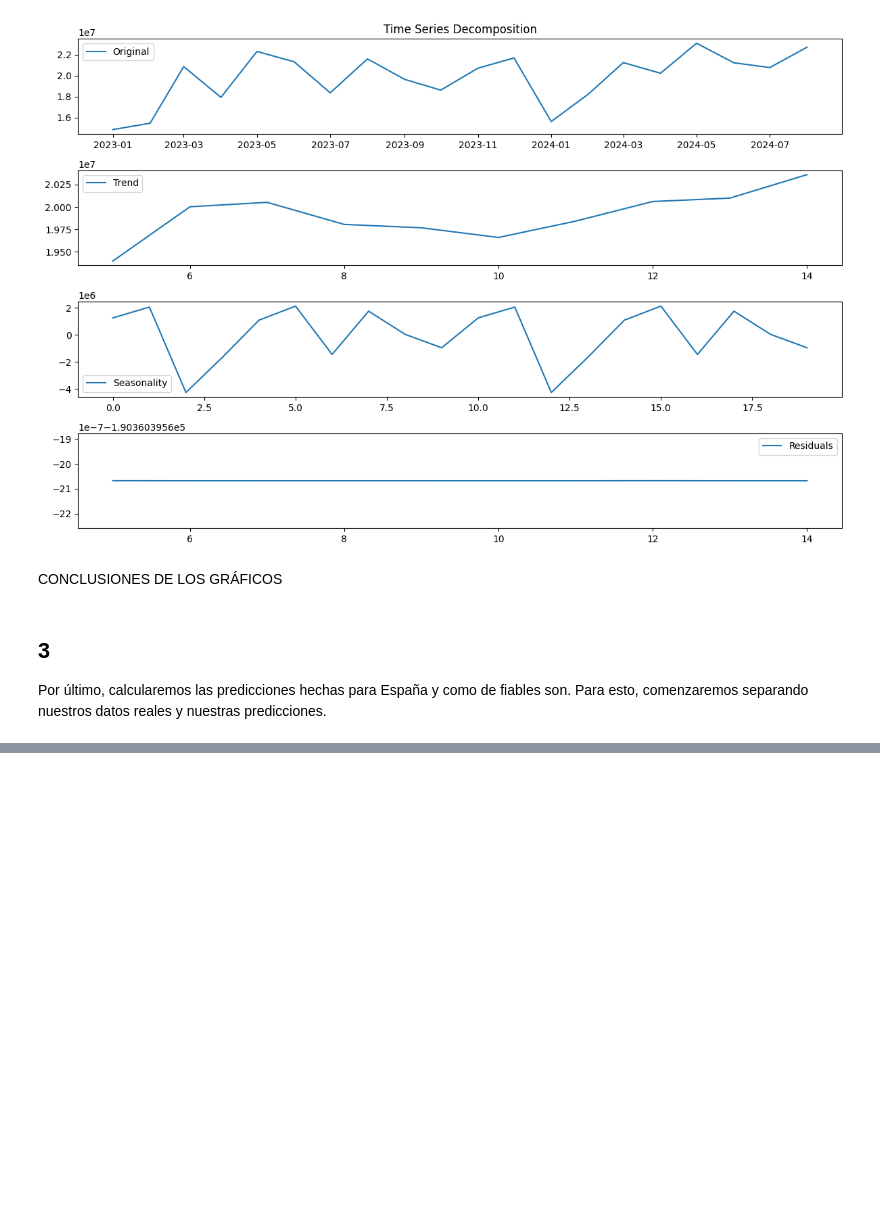
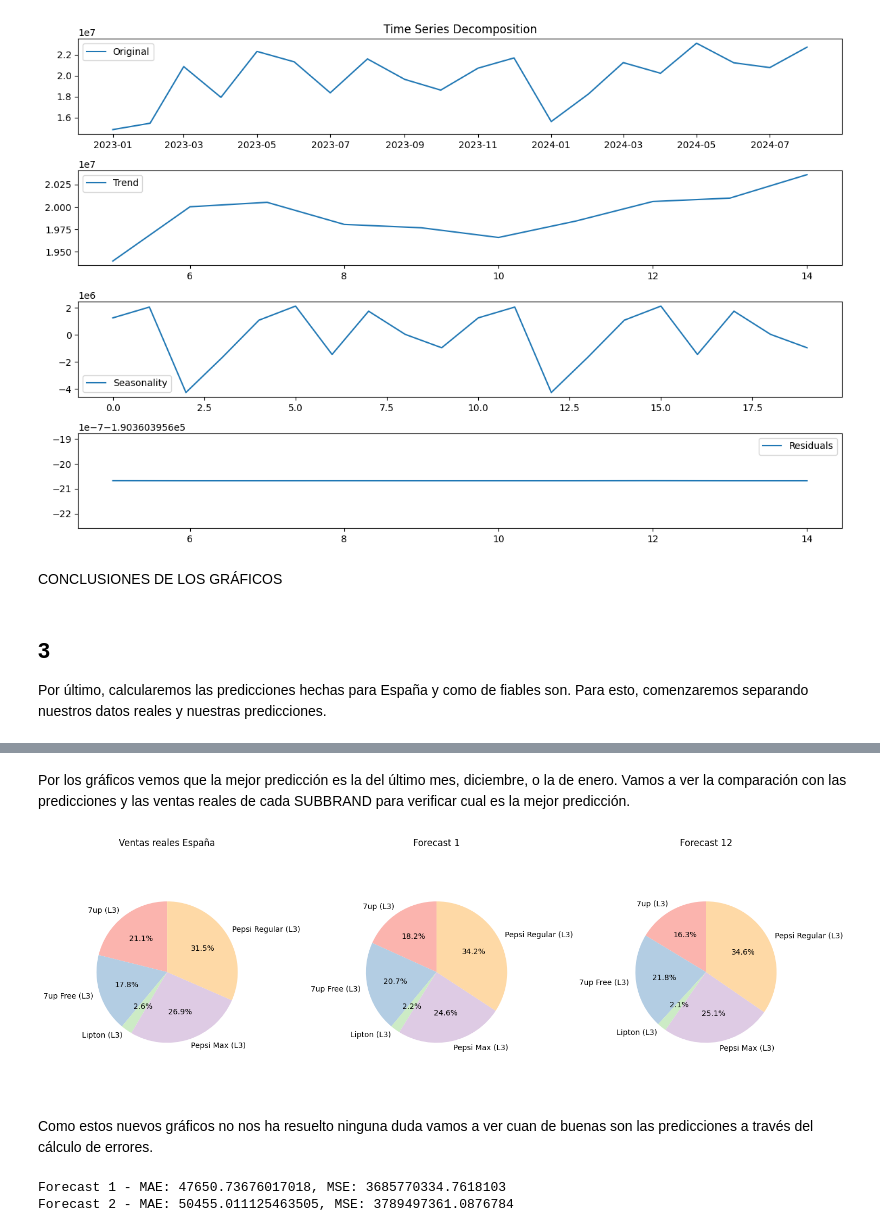
Before and after one commit to susanavillar/VISUALIZACION-DE-DATOS, a Jupyter notebook: Clase2.ipynb, the cells around one changed output, grey strips where cells are left out. Saved outputs shown, nothing was run; the diff lists cells and outputs as text; code cells hidden in the pictures; blank space fills up the shorter version.

```diff
--- a/Clase2.ipynb
+++ b/Clase2.ipynb
@@ -528,13 +649,10 @@ CONCLUSIONES DE LOS GRÁFICOS
 
 Por último, calcularemos las predicciones hechas para España y como de fiables son. Para esto, comenzaremos separando nuestros datos reales y nuestras predicciones.
 # %%
-predictiones_spain = df[(df['COUNTRY'] == 'Spain') & (df['SCENARIO'] == 'AI_forecast')]
-predictiones_spain = predictiones_spain.sort_values(by='YEAR')
-#display(predictiones_spain)
+predicciones_spain = predicciones[predicciones['COUNTRY'] == 'Spain']
+predicciones_spain['DATE'] = pd.to_datetime(predicciones_spain['YEAR'].astype(str) + '-' + predicciones_spain['MONTH'].astype(str) + '-01')
 
 
 reales_spain = df[(df['COUNTRY'] == 'Spain') & (df['SCENARIO'] == 'actual')]
 reales_spain = reales_spain.drop(['FORECAST', 'FORECAST_YEAR'], axis=1)
-#reales_spain['DATE'] = pd.to_datetime(reales_spain['YEAR'].astype(str) + '-' + reales_spain['MONTH'].astype(str) + '-01')
-#predictiones_spain = reales_spain.groupby(['YEAR','MONTH'])['AMOUNT'].sum().reset_index(name='TOTAL')
-#display(reales_spain)
+reales_spain['DATE'] = pd.to_datetime(reales_spain['YEAR'].astype(str) + '-' + reales_spain['MONTH'].astype(str) + '-01')
@@ -723,0 +711,27 @@ plt.show()
+# %% [markdown]
+Por los gráficos vemos que la mejor predicción es la del último mes, diciembre, o la de enero. Vamos a ver la comparación con las predicciones y las ventas reales de cada SUBBRAND para verificar cual es la mejor predicción.
+# %%
+def create_pie_chart(df, title, ax):
+    sales_by_subbrand = df.groupby('SUBBRAND')['AMOUNT'].sum()
+    labels = sales_by_subbrand.index
+    sizes = sales_by_subbrand.values
+    ax.pie(sizes, labels=labels, autopct='%1.1f%%', startangle=90, colors=plt.cm.Pastel1(range(len(labels))))
+    ax.axis('equal')
+    ax.set_title(title)
+
+# Create subplots
+fig, axes = plt.subplots(1, 3, figsize=(15, 5))
+
+# Create pie charts for each DataFrame
+create_pie_chart(reales_spain, 'Ventas reales España', axes[0])
+create_pie_chart(forecas1, 'Forecast 1', axes[1])
+create_pie_chart(forecas12, 'Forecast 12', axes[2])
+
+
+# Adjust layout and display the plot
+plt.tight_layout()
+plt.show()
+# %% [output]
+[figure, added]
+# %% [markdown]
+Como estos nuevos gráficos no nos ha resuelto ninguna duda vamos a ver cuan de buenas son las predicciones a través del cálculo de errores.
@@ -723,0 +749,15 @@ plt.show()
+# %%
+# Cortar la serie más larga para que coincidan las longitudes
+min_length2 = min(len(reales_spain), len(forecas12))
+reales_spain2 = reales_spain[:min_length2]
+forecas12 = forecas12[:min_length2]
+
+# Calcular el MAE, MSE y MAPE para forecast2
+mae2 = mean_absolute_error(reales_spain2['AMOUNT'], forecas12['AMOUNT'])
+mse2 = mean_squared_error(reales_spain2['AMOUNT'], forecas12['AMOUNT'])
+
+print(f"Forecast 1 - MAE: {mae1}, MSE: {mse1}")
+print(f"Forecast 2 - MAE: {mae2}, MSE: {mse2}")
+# %% [output]
+Forecast 1 - MAE: 47650.73676017018, MSE: 3685770334.7618103
+Forecast 2 - MAE: 50455.011125463505, MSE: 3789497361.0876784
```
Also changed, not shown: parts of 43 cells of this notebook.
